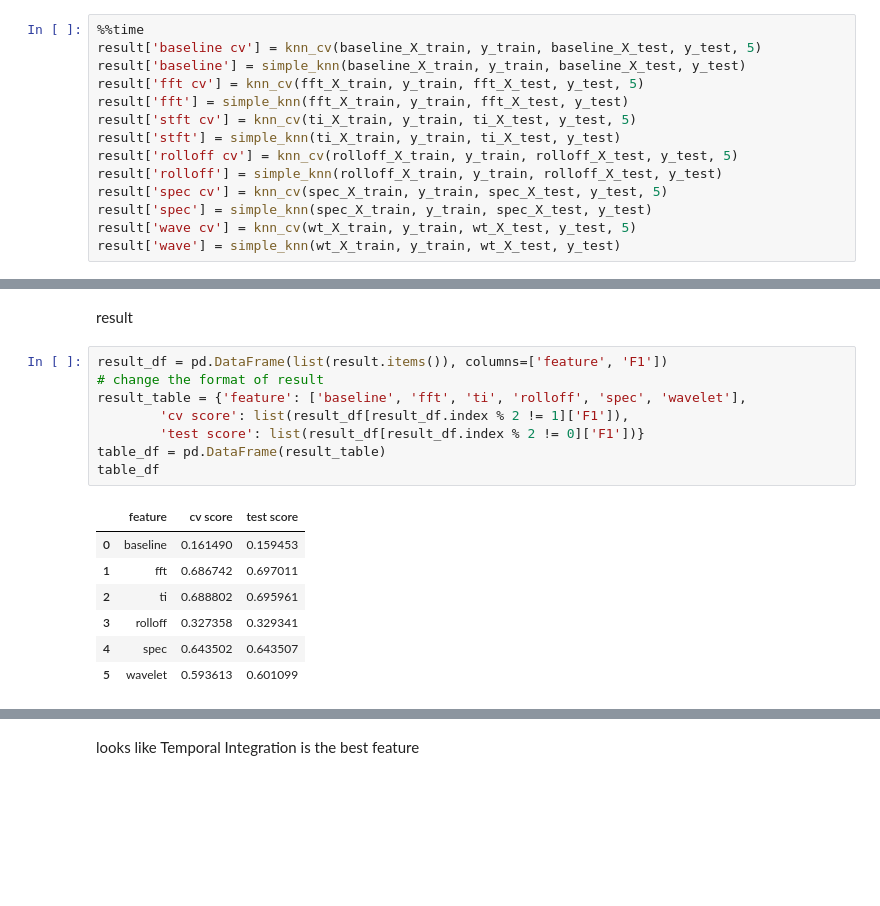
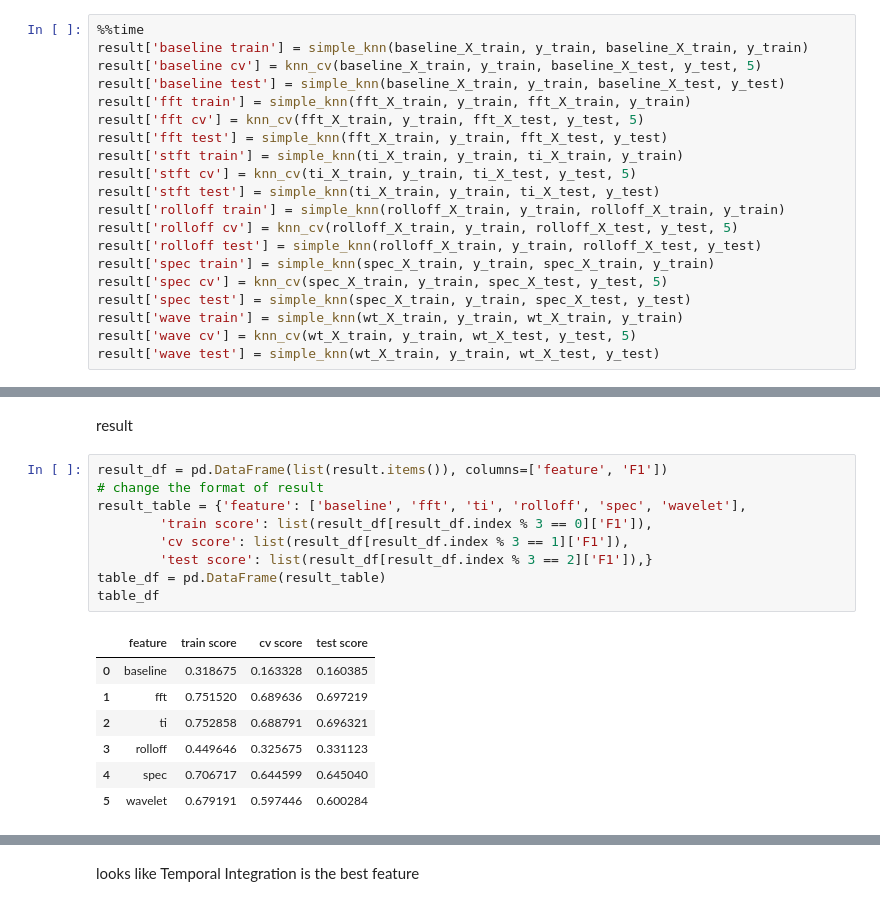
Before and after one commit to Turkeywobbling/ML-group-project, a Jupyter notebook: main.ipynb, the cells around one changed output, grey strips where cells are left out. Cells and saved outputs as stored; diff of their text form; blank space fills up the shorter version.

Commit message:
train score every feature

```diff
--- a/main.ipynb
+++ b/main.ipynb
@@ -36,16 +36,22 @@ fit every feature by knn
 result = {}
 # %%
 %%time
+result['baseline train'] = simple_knn(baseline_X_train, y_train, baseline_X_train, y_train)
 result['baseline cv'] = knn_cv(baseline_X_train, y_train, baseline_X_test, y_test, 5)
-result['baseline'] = simple_knn(baseline_X_train, y_train, baseline_X_test, y_test)
+result['baseline test'] = simple_knn(baseline_X_train, y_train, baseline_X_test, y_test)
+result['fft train'] = simple_knn(fft_X_train, y_train, fft_X_train, y_train)
 result['fft cv'] = knn_cv(fft_X_train, y_train, fft_X_test, y_test, 5)
-result['fft'] = simple_knn(fft_X_train, y_train, fft_X_test, y_test)
+result['fft test'] = simple_knn(fft_X_train, y_train, fft_X_test, y_test)
+result['stft train'] = simple_knn(ti_X_train, y_train, ti_X_train, y_train)
 result['stft cv'] = knn_cv(ti_X_train, y_train, ti_X_test, y_test, 5)
-result['stft'] = simple_knn(ti_X_train, y_train, ti_X_test, y_test)
+result['stft test'] = simple_knn(ti_X_train, y_train, ti_X_test, y_test)
+result['rolloff train'] = simple_knn(rolloff_X_train, y_train, rolloff_X_train, y_train)
 result['rolloff cv'] = knn_cv(rolloff_X_train, y_train, rolloff_X_test, y_test, 5)
-result['rolloff'] = simple_knn(rolloff_X_train, y_train, rolloff_X_test, y_test)
+result['rolloff test'] = simple_knn(rolloff_X_train, y_train, rolloff_X_test, y_test)
+result['spec train'] = simple_knn(spec_X_train, y_train, spec_X_train, y_train)
 result['spec cv'] = knn_cv(spec_X_train, y_train, spec_X_test, y_test, 5)
-result['spec'] = simple_knn(spec_X_train, y_train, spec_X_test, y_test)
+result['spec test'] = simple_knn(spec_X_train, y_train, spec_X_test, y_test)
+result['wave train'] = simple_knn(wt_X_train, y_train, wt_X_train, y_train)
 result['wave cv'] = knn_cv(wt_X_train, y_train, wt_X_test, y_test, 5)
-result['wave'] = simple_knn(wt_X_train, y_train, wt_X_test, y_test)
+result['wave test'] = simple_knn(wt_X_train, y_train, wt_X_test, y_test)
 # %% [output]
@@ -55,16 +61,17 @@ result
 # %%
 result_df = pd.DataFrame(list(result.items()), columns=['feature', 'F1'])
 # change the format of result
 result_table = {'feature': ['baseline', 'fft', 'ti', 'rolloff', 'spec', 'wavelet'],
-        'cv score': list(result_df[result_df.index % 2 != 1]['F1']),
-        'test score': list(result_df[result_df.index % 2 != 0]['F1'])}
+        'train score': list(result_df[result_df.index % 3 == 0]['F1']),
+        'cv score': list(result_df[result_df.index % 3 == 1]['F1']),
+        'test score': list(result_df[result_df.index % 3 == 2]['F1']),}
 table_df = pd.DataFrame(result_table)
 table_df
 # %% [output]
-|  | feature | cv score | test score |
-| 0 | baseline | 0.161490 | 0.159453 |
-| 1 | fft | 0.686742 | 0.697011 |
-| 2 | ti | 0.688802 | 0.695961 |
-| 3 | rolloff | 0.327358 | 0.329341 |
-| 4 | spec | 0.643502 | 0.643507 |
-| 5 | wavelet | 0.593613 | 0.601099 |
+|  | feature | train score | cv score | test score |
+| 0 | baseline | 0.318675 | 0.163328 | 0.160385 |
+| 1 | fft | 0.751520 | 0.689636 | 0.697219 |
+| 2 | ti | 0.752858 | 0.688791 | 0.696321 |
+| 3 | rolloff | 0.449646 | 0.325675 | 0.331123 |
+| 4 | spec | 0.706717 | 0.644599 | 0.645040 |
+| 5 | wavelet | 0.679191 | 0.597446 | 0.600284 |
```
Also changed, not shown: parts of 3 cells of this notebook.
